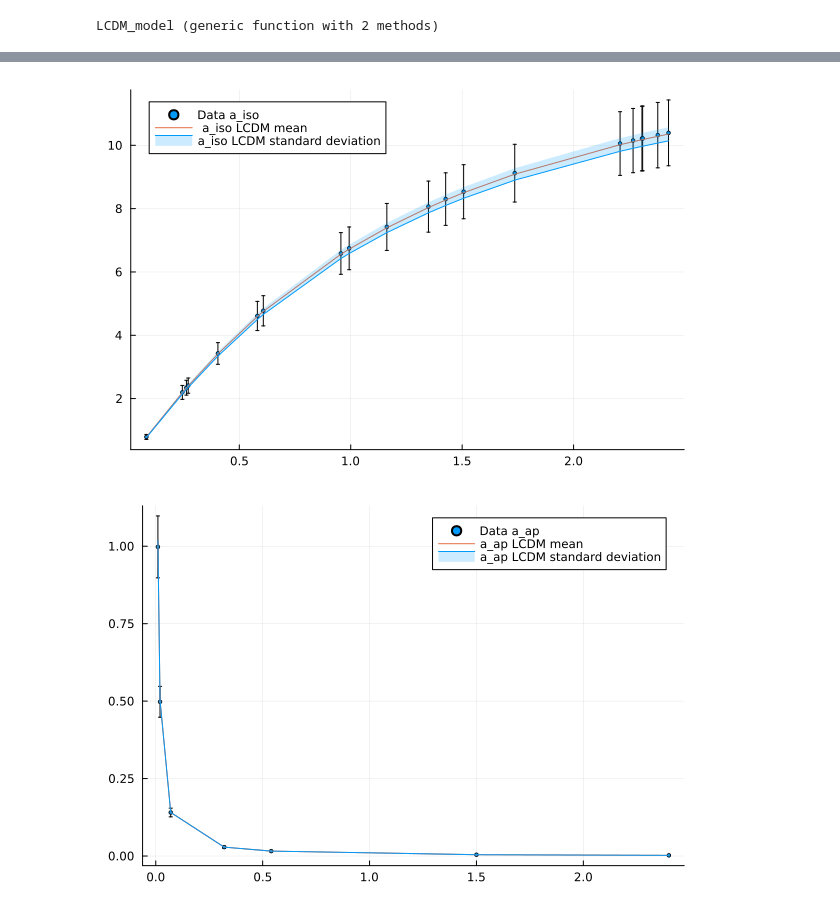
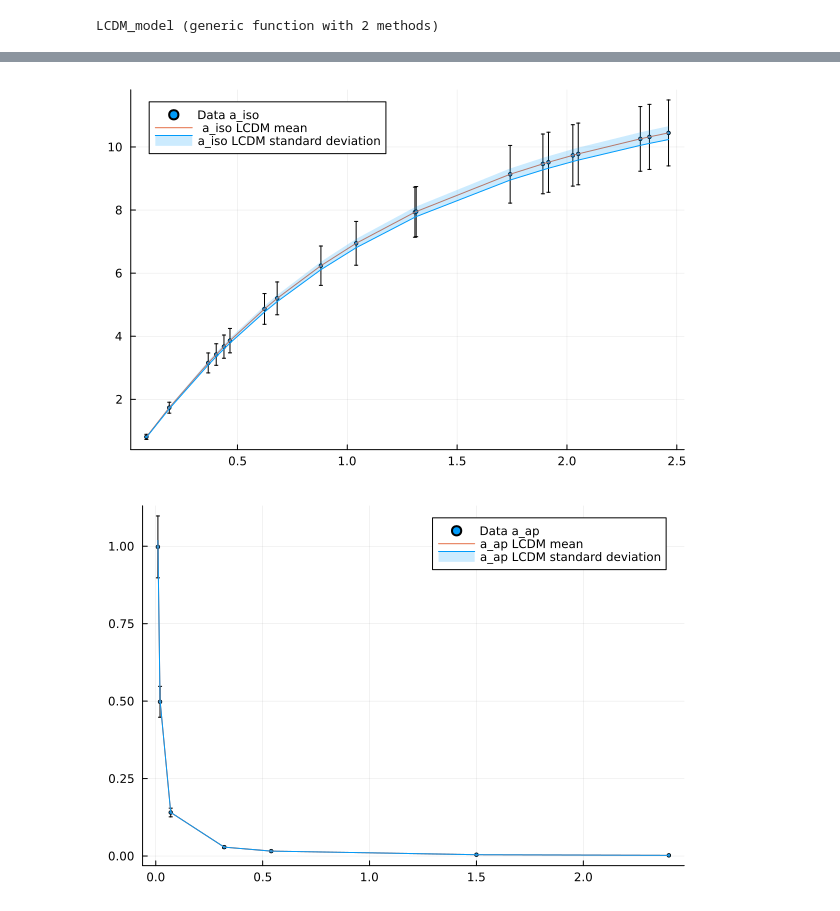
Before and after one commit to JaimeRZP/wb_gp, a Jupyter notebook: Tanvi/alpha_param.ipynb, the cells around one changed output, grey strips where cells are left out. Cells and saved outputs as stored; diff of their text form; code cells hidden in the pictures.

```diff
--- a/Tanvi/alpha_param.ipynb
+++ b/Tanvi/alpha_param.ipynb
@@ -90,11 +90,12 @@ fakedataaiso = fakedata_aiso();
 #### Putting Hz, Dm and fs8 data together
 # %%
 # fake data
-data_obs  = [fakedataaiso.data; fakedataaap.data; fakedatafs8.data];
-z_obs = [fakedataaiso.z; fakedataaap.z; fakedatafs8.z];
-covariance_obs = BlockDiagonal([fakedataaiso.cov, fakedataaap.cov, fakedatafs8.cov]);
+data_obs  = [fakedatahz.data; fakedataaiso.data; fakedataaap.data; fakedatafs8.data];
+z_obs = [fakedatahz.z; fakedataaiso.z; fakedataaap.z; fakedatafs8.z];
+covariance_obs = BlockDiagonal([fakedatahz.cov, fakedataaiso.cov, fakedataaap.cov, fakedatafs8.cov]);
 
 # errors
+hz_err = 0.1 .* fakedatahz.data;
 aiso_err = 0.1 .* fakedataaiso.data;
 aap_err = 0.1 .* fakedataaap.data;
 fs8_err = 0.1 .* fakedatafs8.data;
@@ -256,10 +261,12 @@ Summary Statistics
 # %%
 # lcdm chains
-hzdata_lcdm = group(chain_LCDM, :dvrd_theory).value.data[:,:,1];
-chidata_lcdm = group(chain_LCDM, :dhdm_theory).value.data[:,:,1];
+hzdata_lcdm = group(chain_LCDM, :hz_theory).value.data[:,:,1];
+aisodata_lcdm = group(chain_LCDM, :dvrd_theory).value.data[:,:,1];
+aapdata_lcdm = group(chain_LCDM, :dhdm_theory).value.data[:,:,1];
 fs8data_lcdm = group(chain_LCDM, :fs8_theory).value.data[:,:,1];
 
 # mean and standard deviation - lcdm
 hz_lcdm_m, hz_lcdm_s = mean(hzdata_lcdm, dims=1), std(hzdata_lcdm, dims=1);
-dm_lcdm_m, dm_lcdm_s = mean(chidata_lcdm, dims=1), std(chidata_lcdm, dims=1);
+aiso_lcdm_m, aiso_lcdm_s = mean(aisodata_lcdm, dims=1), std(aisodata_lcdm, dims=1);
+aap_lcdm_m, aap_lcdm_s = mean(aapdata_lcdm, dims=1), std(aapdata_lcdm, dims=1);
 fs8_lcdm_m, fs8_lcdm_s = mean(fs8data_lcdm, dims=1), std(fs8data_lcdm, dims=1);
@@ -266,8 +279,8 @@ fs8_lcdm_m, fs8_lcdm_s = mean(fs8data_lcdm, dims=1), std(fs8data_lcdm, dims=1);
 # %%
 plot(fakedataaiso.z, fakedataaiso.data, yerr=aiso_err, label="Data a_iso", ms=2, seriestype=:scatter)
-plot!(fakedataaiso.z, vec(hz_lcdm_m), label=" a_iso LCDM mean")
-plot!(fakedataaiso.z, vec(hz_lcdm_m .- hz_lcdm_s),  fillrange = vec(hz_lcdm_m .+ hz_lcdm_s), fillalpha=0.2, c=1, label="a_iso LCDM standard deviation")
+plot!(fakedataaiso.z, vec(aiso_lcdm_m), label=" a_iso LCDM mean")
+plot!(fakedataaiso.z, vec(aiso_lcdm_m .- aiso_lcdm_s),  fillrange = vec(aiso_lcdm_m .+ aiso_lcdm_s), fillalpha=0.2, c=1, label="a_iso LCDM standard deviation")
 # %% [output]
-[figure, old version]
+[figure, new version]
 # %%
 plot(fakedataaap.z, fakedataaap.data, yerr=aap_err, label="Data a_ap", ms=2, seriestype=:scatter)
```
Also changed, not shown: parts of 25 cells of this notebook.
